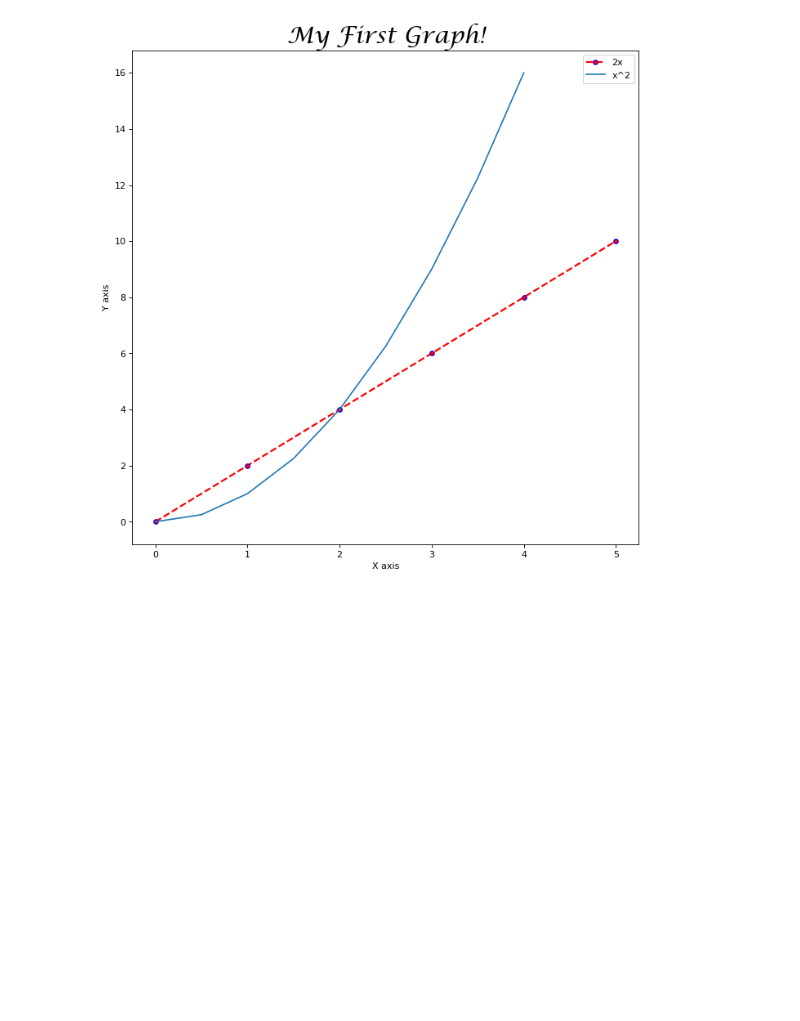
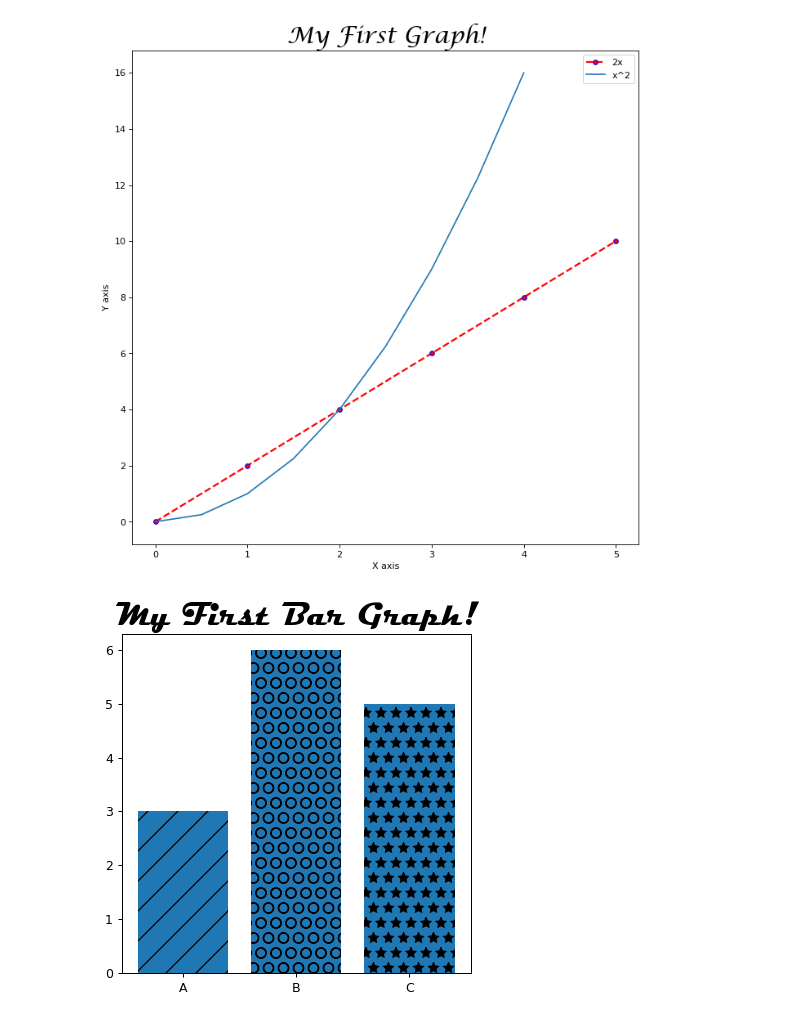
Before and after one commit to Akilesh2003/Matplotlib-Graph, a Jupyter notebook: learning matplotlib.ipynb, the cells around one changed output. Saved outputs shown, nothing was run; the diff lists cells and outputs as text; code cells hidden in the pictures; blank space fills up the shorter version.

```diff
--- a/learning matplotlib.ipynb
+++ b/learning matplotlib.ipynb
@@ -101,3 +101,26 @@ plt.savefig('my-first-graph.png', dpi = 1000)
 plt.show() #removes the unwanted line
 # %% [output]
 [figure]
+# %%
+xaxis = ['A','B','C']
+yaxis = [3,6,5]
+
+plt.figure(figsize=(5,5), dpi=90)
+plt.title('My First Bar Graph!', fontdict={'fontname':'Magneto', 'fontsize':25})
+
+bars = plt.bar(xaxis, yaxis)
+
+patterns = ['/', 'O', '*']
+barcount = 0
+for p in patterns:
+    bars[barcount].set_hatch(p)
+    barcount += 1
+
+#bars[0].set_hatch('/')
+#bars[1].set_hatch('O')
+#bars[2].set_hatch('*')
+
+plt.savefig('my-first-bar-graph.png', dpi=)
+plt.show()
+# %% [output]
+[figure, added]
```
